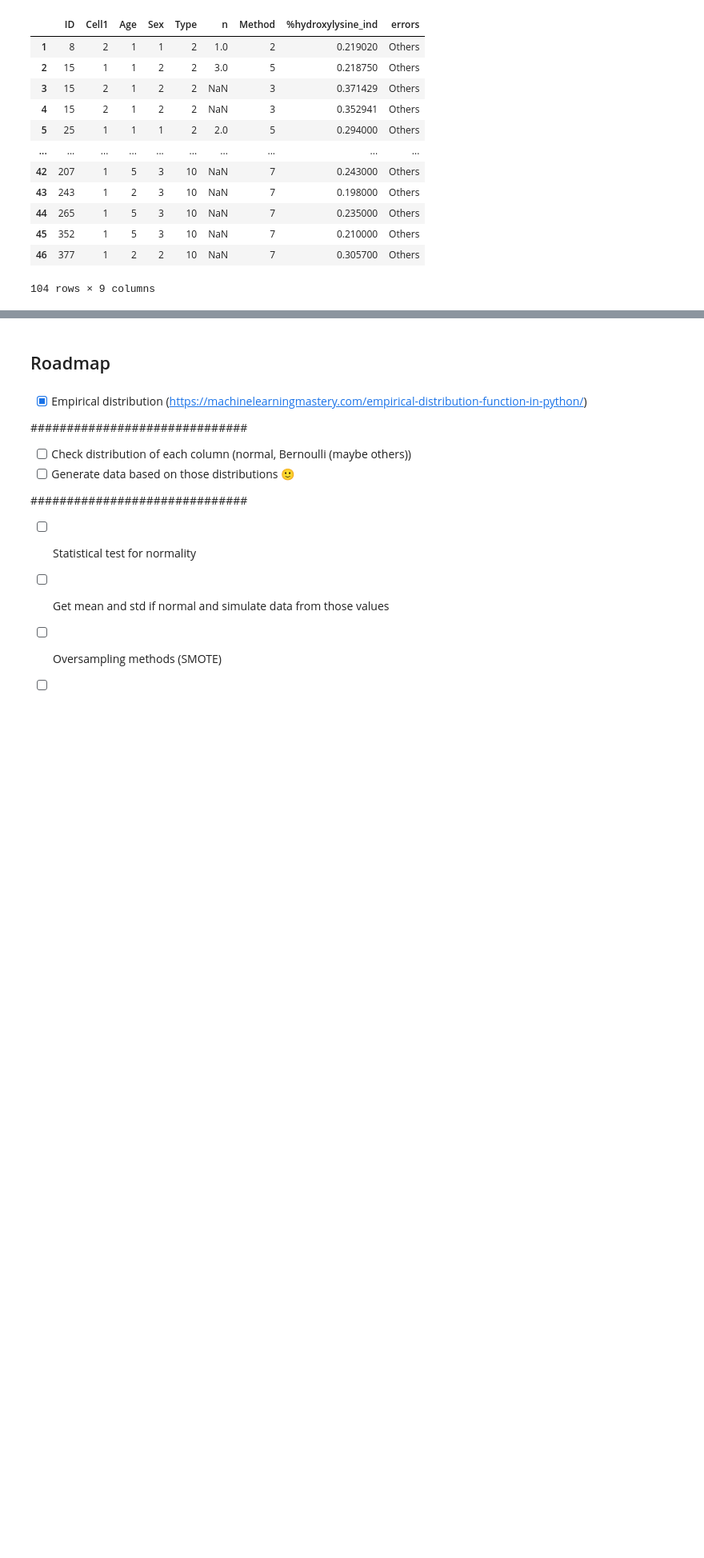
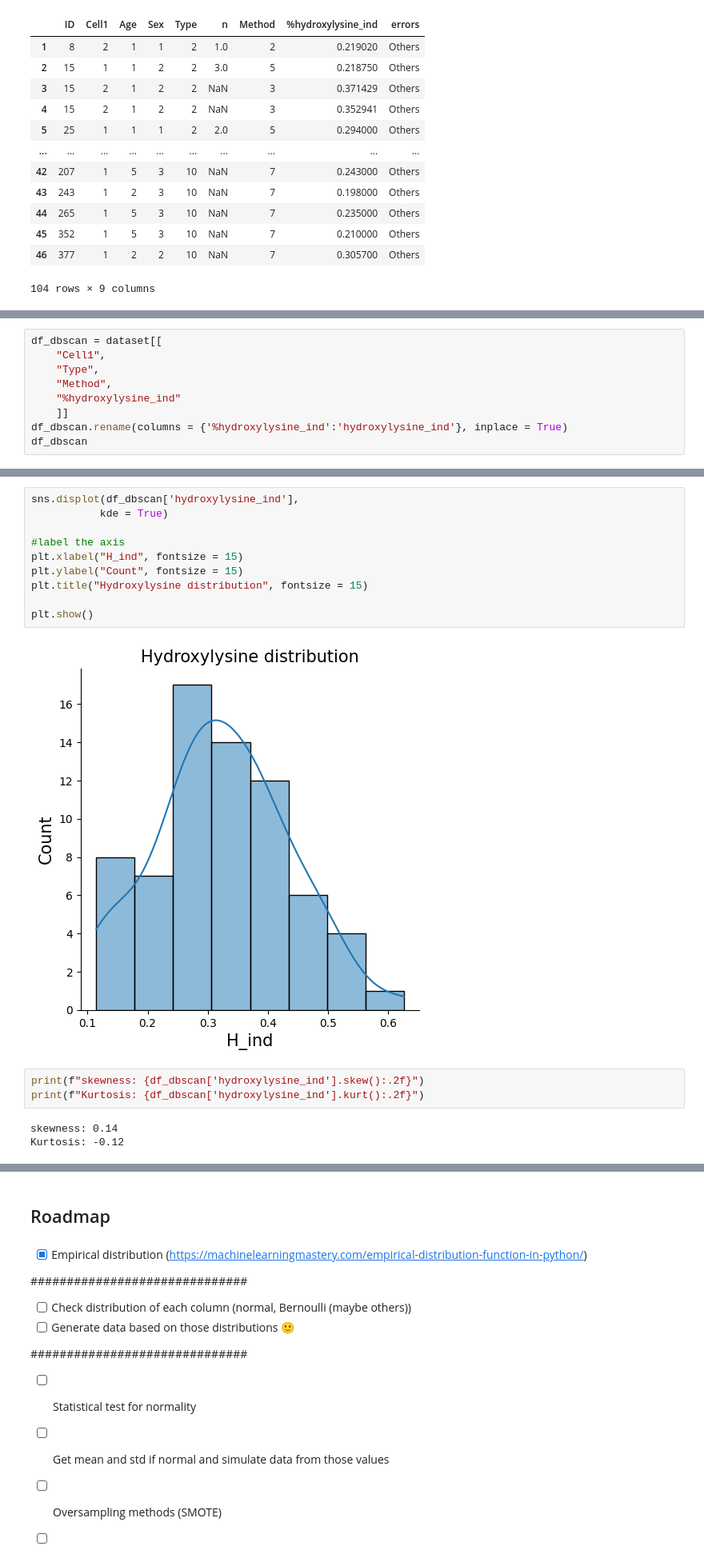
Before and after one commit to RareDiseaseData/Meta-analysis-data, a Jupyter notebook: simulation.ipynb, the cells around one changed output, grey strips where cells are left out. Shown at 80% size. Drawn from its saved outputs; the diff is of its cells as text; blank space fills up the shorter version.

```diff
--- a/simulation.ipynb
+++ b/simulation.ipynb
@@ -179,0 +184,9 @@ df_sel
+# %%
+df_dbscan = dataset[[
+    "Cell1",
+    "Type",
+    "Method",
+    "%hydroxylysine_ind"
+    ]]
+df_dbscan.rename(columns = {'%hydroxylysine_ind':'hydroxylysine_ind'}, inplace = True)
+df_dbscan
@@ -179,0 +250,18 @@ df_sel
+# %%
+sns.displot(df_dbscan['hydroxylysine_ind'],
+           kde = True)
+
+#label the axis
+plt.xlabel("H_ind", fontsize = 15)
+plt.ylabel("Count", fontsize = 15)
+plt.title("Hydroxylysine distribution", fontsize = 15)
+
+plt.show()
+# %% [output]
+[figure, added]
+# %%
+print(f"skewness: {df_dbscan['hydroxylysine_ind'].skew():.2f}")
+print(f"Kurtosis: {df_dbscan['hydroxylysine_ind'].kurt():.2f}")
+# %% [output]
+skewness: 0.14
+Kurtosis: -0.12
```
Also changed, not shown: parts of 15 cells of this notebook.
